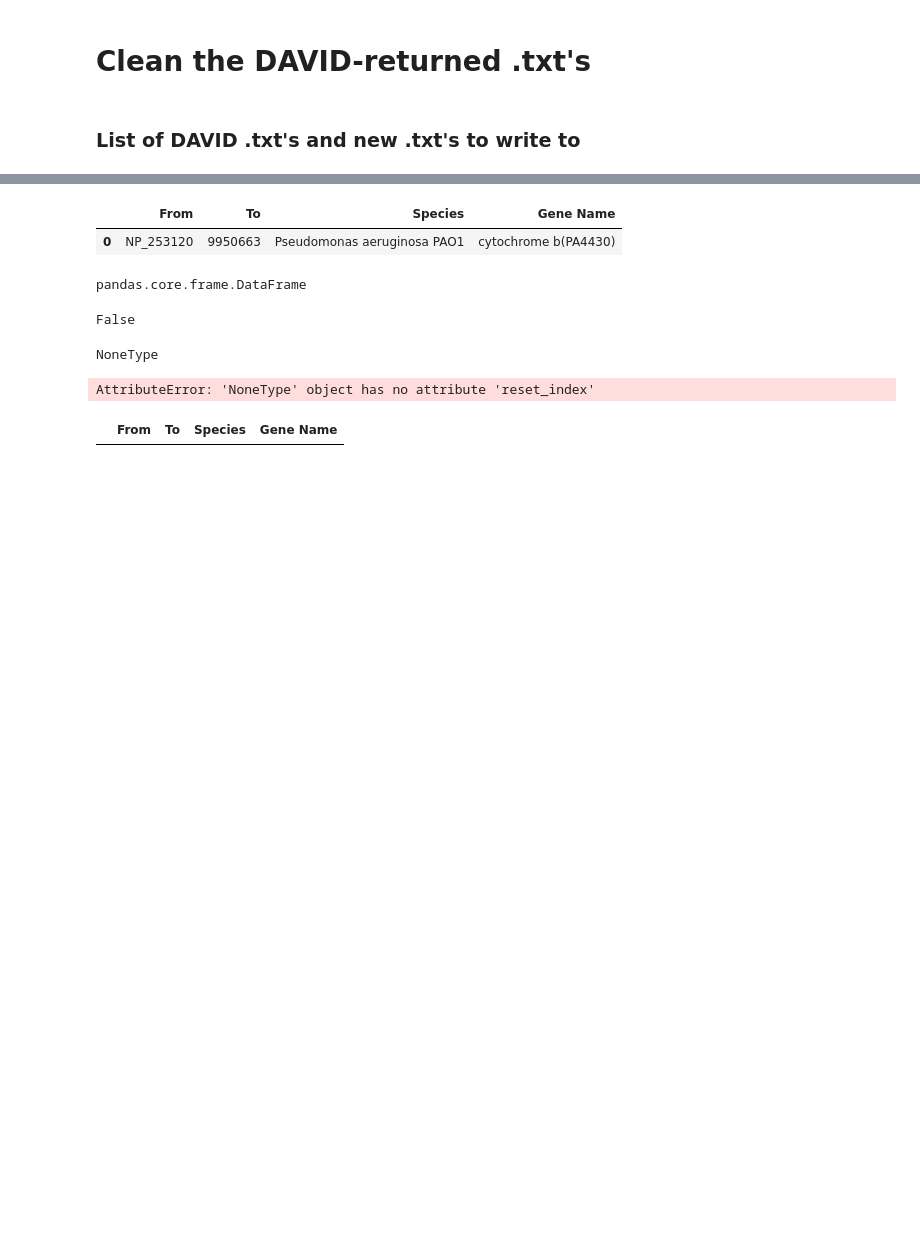
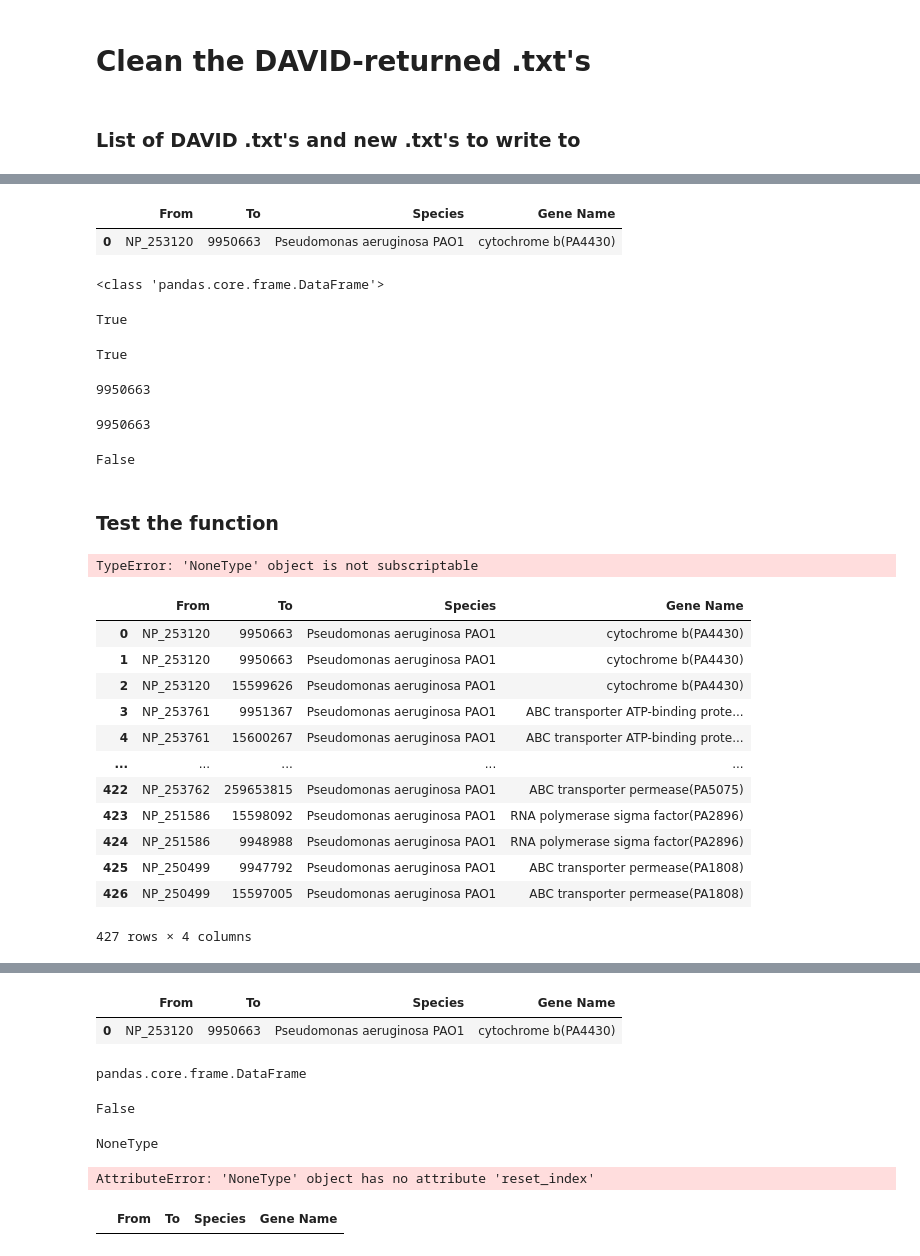
Before and after one commit to UWInSpace/InSpace, a Jupyter notebook: notebooks/Clean_DAVIDs.ipynb, the cells around one changed output, grey strips where cells are left out. Saved outputs shown, nothing was run; the diff lists cells and outputs as text; code cells hidden in the pictures; blank space fills up the shorter version.

Commit message:
update notebook to clean DAVIDs

```diff
--- a/notebooks/Clean_DAVIDs.ipynb
+++ b/notebooks/Clean_DAVIDs.ipynb
@@ -13,2 +12,23 @@ cl_davids = ['pa_david.txt', 'bs_david.txt', 'ec_david.txt']
+# %%
+def clean_david(david_df):
+    '''Clean the david results .txt's'''
+    # Initiate the cleaned DAVID df with first row of DAVID df from .txt
+    column_names = ['From', 'To', 'Species', 'Gene Name']
+    cl_david = pd.DataFrame(columns=column_names)
+    cl_david = cl_david.append(david_df.loc[0])
+
+    for i in range(len(david_df)):
+        if david_df['From'][i] in cl_david['From'].all():
+            for j in range(len(cl_david)):
+                if david_df['From'][i] == cl_david['From'][j] and david_df['To'][i] > cl_david['To'][j]:
+                    cl_david = cl_david.append(david_df.loc[i], ignore_index=True)
+                    cl_david = cl_david.drop([j], inplace=True)
+                    #cl_david = cl_david.reset_index(drop=True, inplace=True)
+                else:
+                    continue
+        else:
+            cl_david.append(david_df.loc[i], ignore_index=True)
+
+    return cl_david
 # %%
 david_df = pd.read_csv(davids[0], sep='\t')
@@ -16,0 +49,58 @@ david_df = pd.read_csv(davids[0], sep='\t')
+# %%
+cl_david
+# %% [output]
+|  | From | To | Species | Gene Name |
+| 0 | NP_253120 | 9950663 | Pseudomonas aeruginosa PAO1 | cytochrome b(PA4430) |
+# %%
+column_names = ['From', 'To', 'Species', 'Gene Name']
+cl_david = pd.DataFrame(columns=column_names)
+cl_david = cl_david.append(david_df.loc[0])
+cl_david
+print(type(cl_david))
+# %% [output]
+<class 'pandas.core.frame.DataFrame'>
+# %%
+i = 0
+j = 0
+david_df['From'][i] in cl_david['From'].all()
+# %% [output]
+True
+# %%
+david_df['From'][i] == cl_david['From'][j]
+# %% [output]
+True
+# %%
+david_df['To'][i]
+# %% [output]
+9950663
+# %%
+cl_david['To'][j]
+# %% [output]
+9950663
+# %%
+david_df['To'][i] > cl_david['To'][j]
+# %% [output]
+False
+# %% [markdown]
+### Test the function
+# %%
+david_df = pd.read_csv(davids[0], sep='\t')
+pa_david = clean_david(david_df)
+# %% [output]
+TypeError: 'NoneType' object is not subscriptable
+# %%
+pa_david
+# %% [output]
+|  | From | To | Species | Gene Name |
+| 0 | NP_253120 | 9950663 | Pseudomonas aeruginosa PAO1 | cytochrome b(PA4430) |
+| 1 | NP_253120 | 9950663 | Pseudomonas aeruginosa PAO1 | cytochrome b(PA4430) |
+| 2 | NP_253120 | 15599626 | Pseudomonas aeruginosa PAO1 | cytochrome b(PA4430) |
+| 3 | NP_253761 | 9951367 | Pseudomonas aeruginosa PAO1 | ABC transporter ATP-binding prote... |
+| 4 | NP_253761 | 15600267 | Pseudomonas aeruginosa PAO1 | ABC transporter ATP-binding prote... |
+| ... | ... | ... | ... | ... |
+| 422 | NP_253762 | 259653815 | Pseudomonas aeruginosa PAO1 | ABC transporter permease(PA5075) |
+| 423 | NP_251586 | 15598092 | Pseudomonas aeruginosa PAO1 | RNA polymerase sigma factor(PA2896) |
+| 424 | NP_251586 | 9948988 | Pseudomonas aeruginosa PAO1 | RNA polymerase sigma factor(PA2896) |
+| 425 | NP_250499 | 9947792 | Pseudomonas aeruginosa PAO1 | ABC transporter permease(PA1808) |
+| 426 | NP_250499 | 15597005 | Pseudomonas aeruginosa PAO1 | ABC transporter permease(PA1808) |
+427 rows × 4 columns
```
Also changed, not shown: parts of 13 cells of this notebook.
